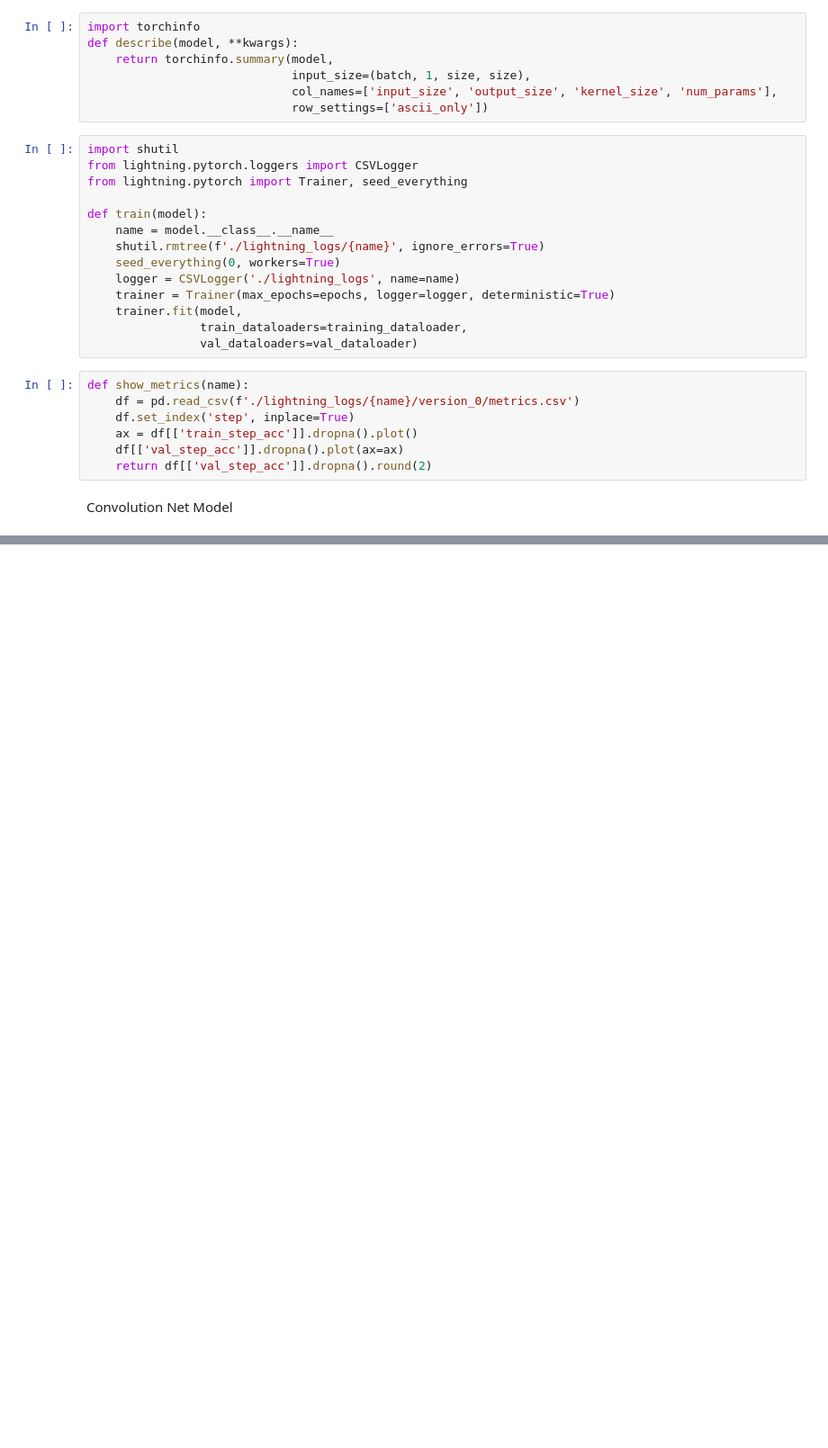
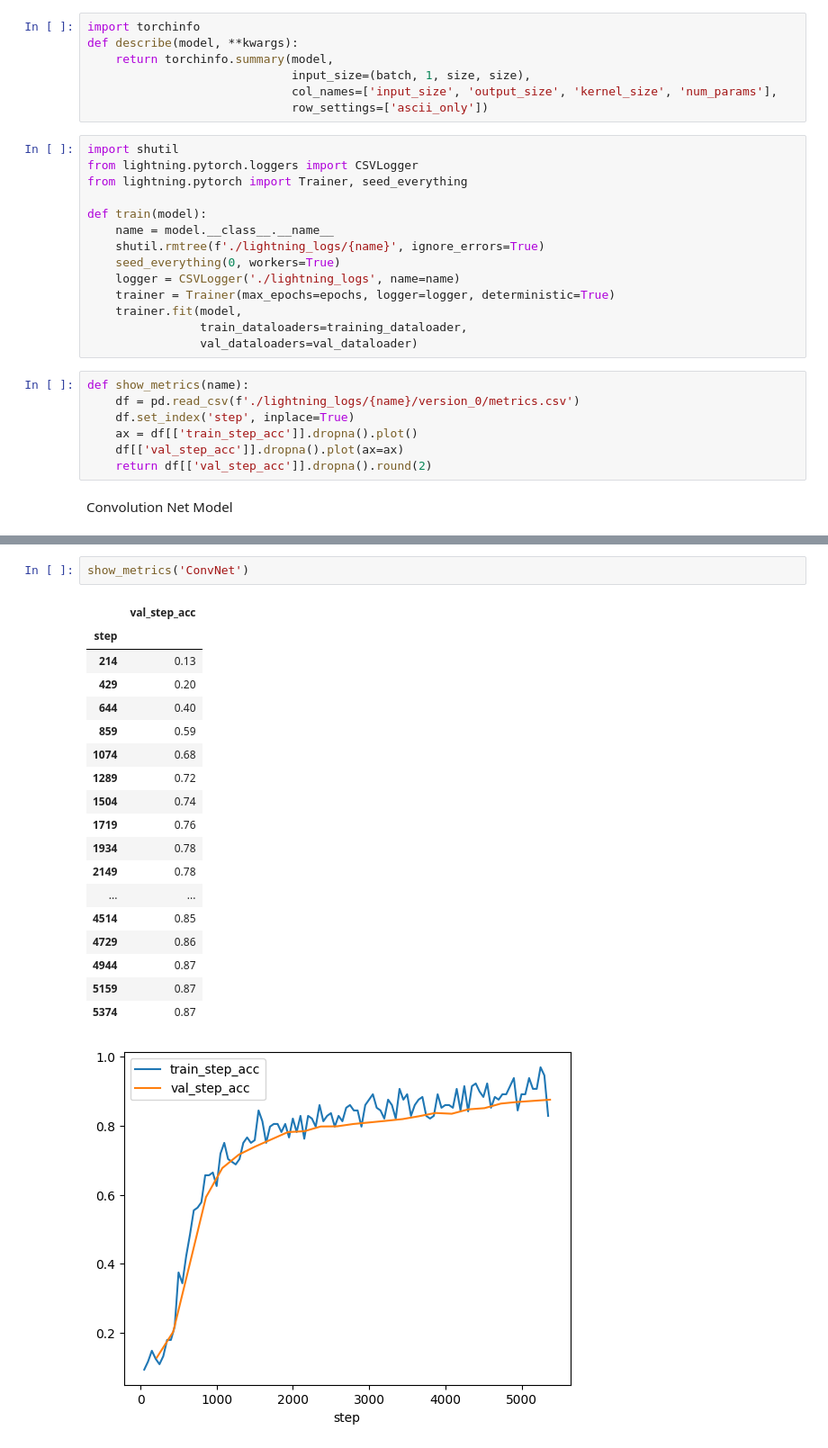
Before and after one commit to MatthewSharpOTU/CSCI4050U_FinalProject, a Jupyter notebook: convolution/convolution.ipynb, the cells around one changed output, grey strips where cells are left out. Shown at 90% size. Cells and saved outputs as stored; diff of their text form; blank space fills up the shorter version.

```diff
--- a/convolution/convolution.ipynb
+++ b/convolution/convolution.ipynb
@@ -226,0 +370,22 @@ show_metrics('ConvNet')
+# %%
+show_metrics('ConvNet')
+# %% [output]
+|  | val_step_acc |
+| step |  |
+| 214 | 0.13 |
+| 429 | 0.20 |
+| 644 | 0.40 |
+| 859 | 0.59 |
+| 1074 | 0.68 |
+| 1289 | 0.72 |
+| 1504 | 0.74 |
+| 1719 | 0.76 |
+| 1934 | 0.78 |
+| 2149 | 0.78 |
+| ... | ... |
+| 4514 | 0.85 |
+| 4729 | 0.86 |
+| 4944 | 0.87 |
+| 5159 | 0.87 |
+| 5374 | 0.87 |
+[figure, added]
```
Also changed, not shown: parts of 17 cells of this notebook.
